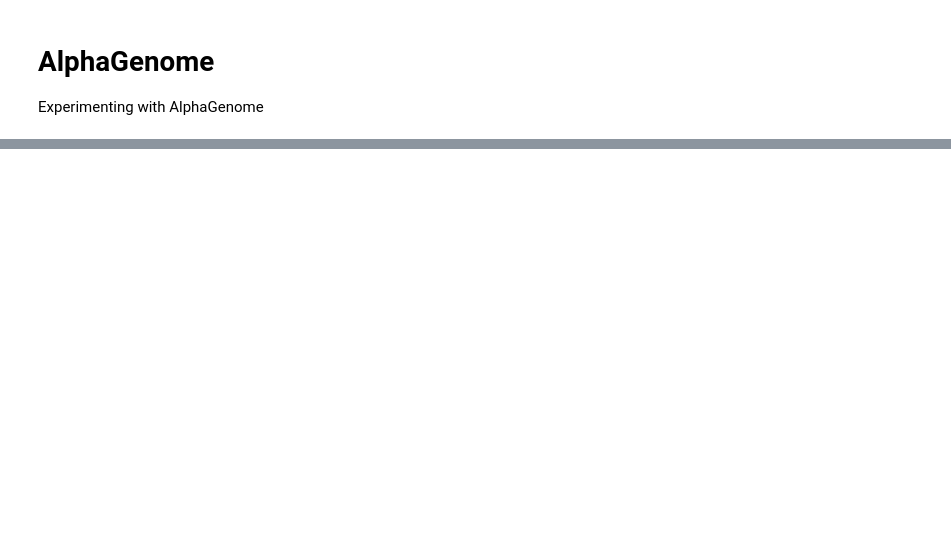
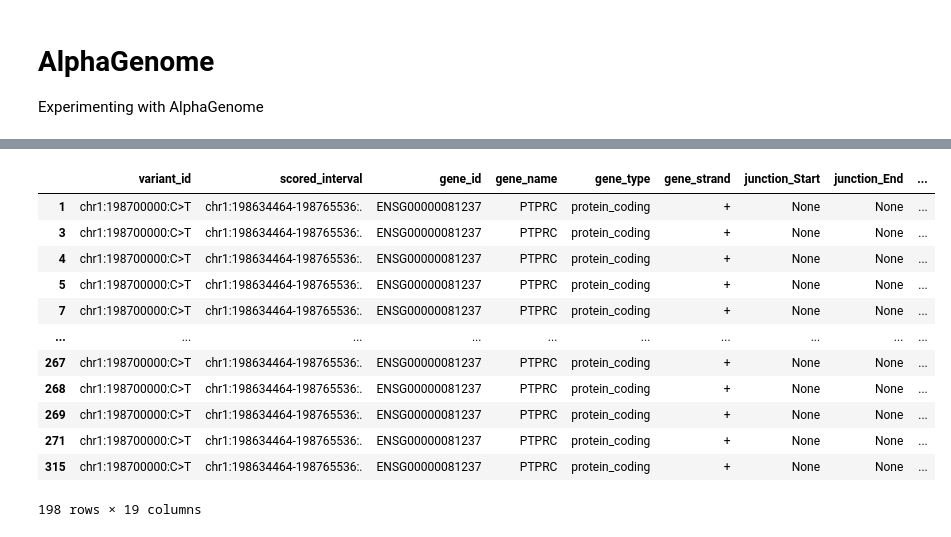
Before and after one commit to MacoskoLab/netprop-missense-prediction, a Jupyter notebook: workflow/notebooks/5_alphagenome.ipynb, the cells around one changed output, grey strips where cells are left out. Cells and saved outputs as stored; diff of their text form; code cells hidden in the pictures; blank space fills up the shorter version.

```diff
--- a/workflow/notebooks/5_alphagenome.ipynb
+++ b/workflow/notebooks/5_alphagenome.ipynb
@@ -49,7 +76,21 @@ rna_df = rna_df.loc[rna_df["Assay title"] == "total RNA-seq"]
 # %%
 rna_df = rna_df.loc[rna_df["gene_name"] == gene]
-# %%
-rna_df = rna_df.drop(711)
+# %%
+rna_df
+# %% [output]
+|  | variant_id | scored_interval | gene_id | gene_name | gene_type | gene_strand | junction_Start | junction_End | ... |
+| 1 | chr1:198700000:C>T | chr1:198634464-198765536:. | ENSG00000081237 | PTPRC | protein_coding | + | None | None | ... |
+| 3 | chr1:198700000:C>T | chr1:198634464-198765536:. | ENSG00000081237 | PTPRC | protein_coding | + | None | None | ... |
+| 4 | chr1:198700000:C>T | chr1:198634464-198765536:. | ENSG00000081237 | PTPRC | protein_coding | + | None | None | ... |
+| 5 | chr1:198700000:C>T | chr1:198634464-198765536:. | ENSG00000081237 | PTPRC | protein_coding | + | None | None | ... |
+| 7 | chr1:198700000:C>T | chr1:198634464-198765536:. | ENSG00000081237 | PTPRC | protein_coding | + | None | None | ... |
+| ... | ... | ... | ... | ... | ... | ... | ... | ... | ... |
+| 267 | chr1:198700000:C>T | chr1:198634464-198765536:. | ENSG00000081237 | PTPRC | protein_coding | + | None | None | ... |
+| 268 | chr1:198700000:C>T | chr1:198634464-198765536:. | ENSG00000081237 | PTPRC | protein_coding | + | None | None | ... |
+| 269 | chr1:198700000:C>T | chr1:198634464-198765536:. | ENSG00000081237 | PTPRC | protein_coding | + | None | None | ... |
+| 271 | chr1:198700000:C>T | chr1:198634464-198765536:. | ENSG00000081237 | PTPRC | protein_coding | + | None | None | ... |
+| 315 | chr1:198700000:C>T | chr1:198634464-198765536:. | ENSG00000081237 | PTPRC | protein_coding | + | None | None | ... |
+198 rows × 19 columns
 # %%
 categories = {
     "cell_line": [
```
Also changed, not shown: parts of 3 cells of this notebook, 7 other files.
